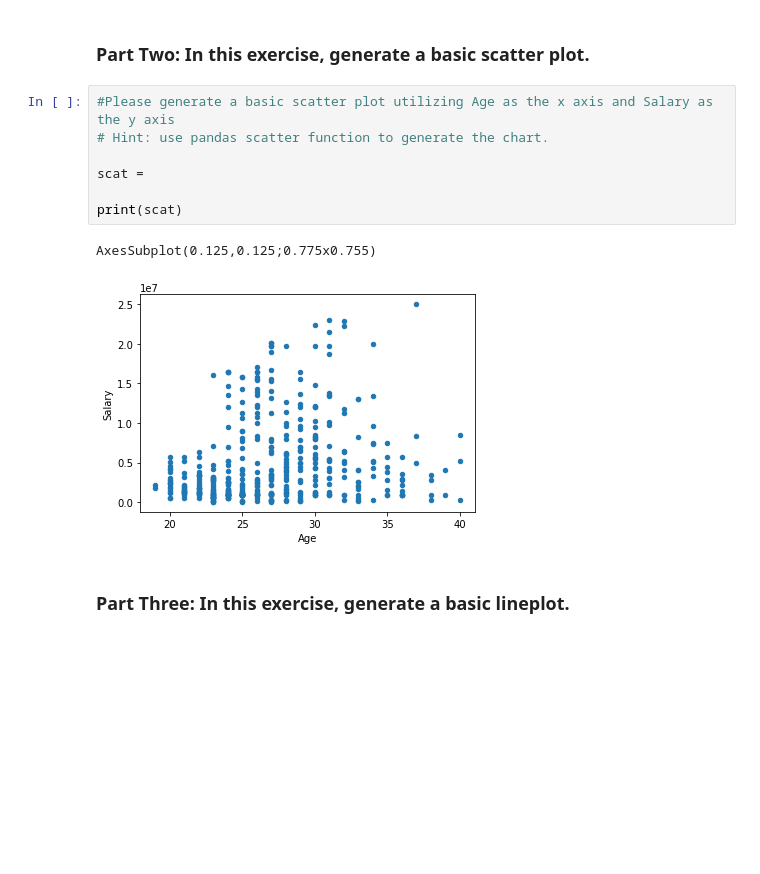
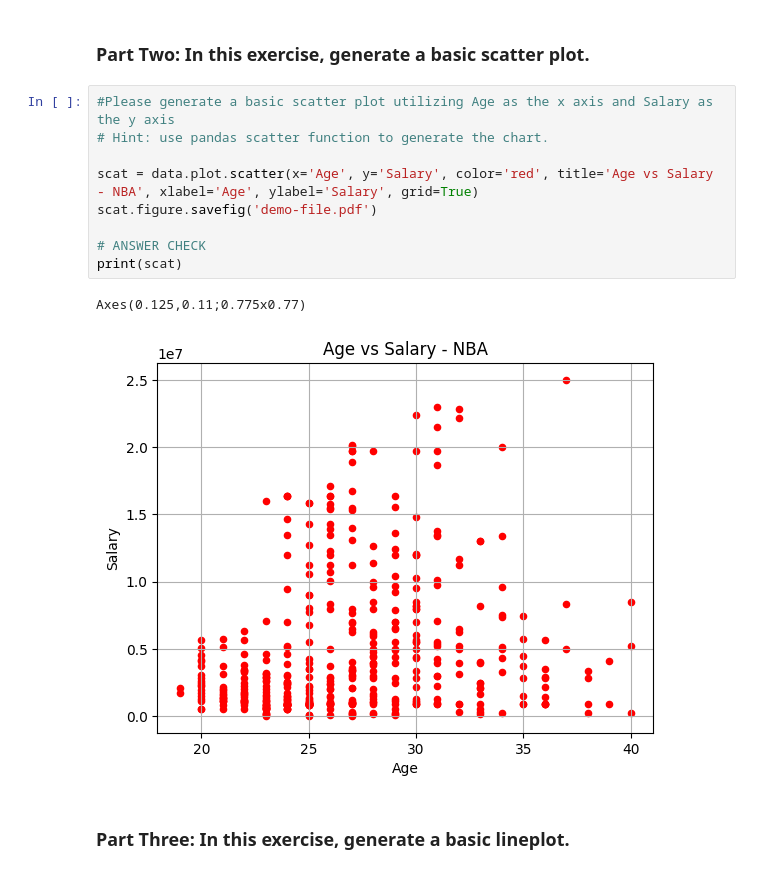
Before and after one commit to fnimer/UC-Berkeley, a Jupyter notebook: try_it_1_1.ipynb, the cells around one changed output. Drawn from its saved outputs; the diff is of its cells as text; blank space fills up the shorter version.

```diff
--- a/try_it_1_1.ipynb
+++ b/try_it_1_1.ipynb
@@ -59,13 +59,15 @@ AxesSubplot(0.125,0.125;0.775x0.755)
 # %%
 #Please generate a basic scatter plot utilizing Age as the x axis and Salary as the y axis
 # Hint: use pandas scatter function to generate the chart.
 
-scat =
+scat = data.plot.scatter(x='Age', y='Salary', color='red', title='Age vs Salary - NBA', xlabel='Age', ylabel='Salary', grid=True)
+scat.figure.savefig('demo-file.pdf')
 
+# ANSWER CHECK
 print(scat)
 # %% [output]
-AxesSubplot(0.125,0.125;0.775x0.755)
+Axes(0.125,0.11;0.775x0.77)
-[figure, old version]
+[figure, new version]
 # %% [markdown]
 ###  Part Three: In this exercise, generate a basic lineplot.
 # %%
```
Also changed, not shown: parts of 4 cells of this notebook.
